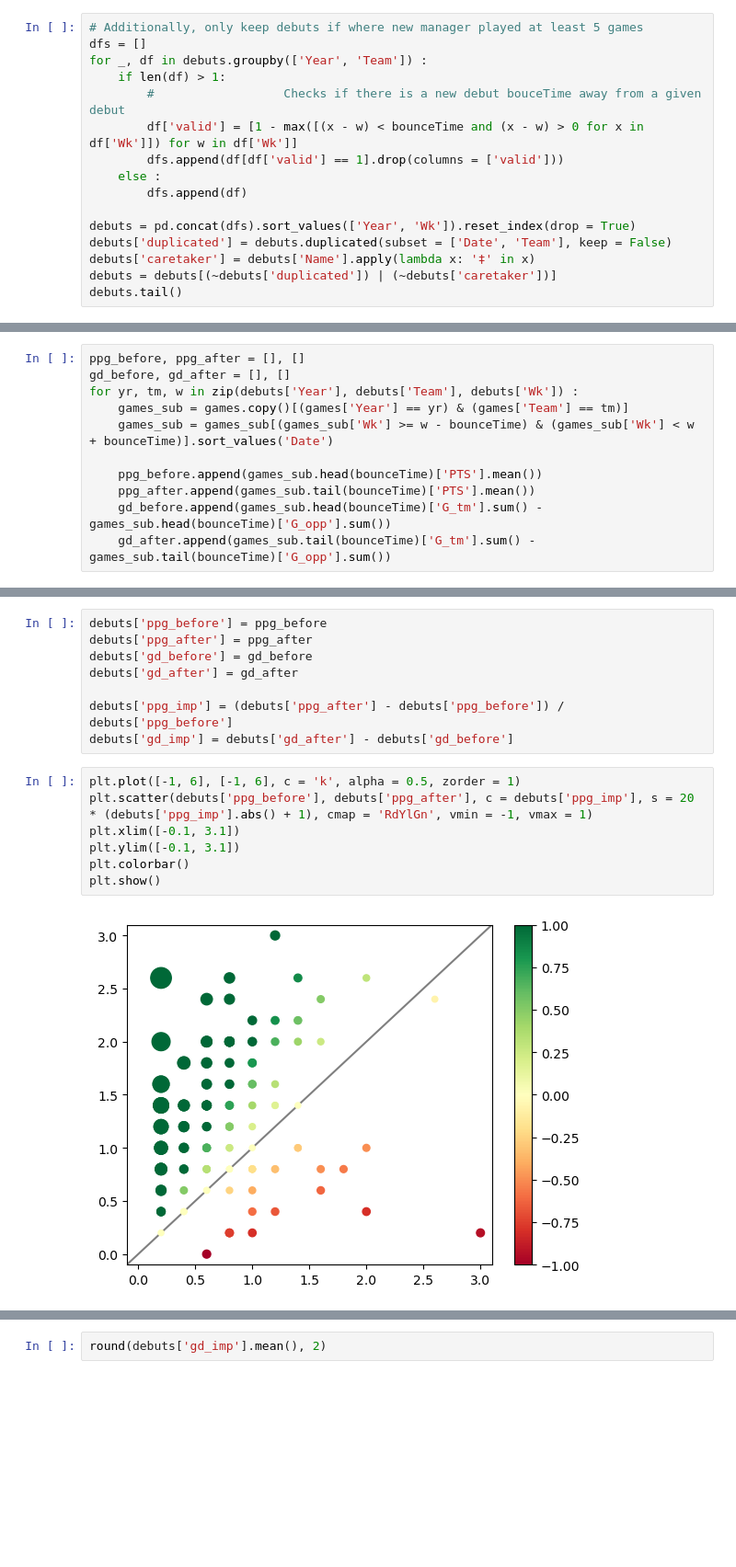
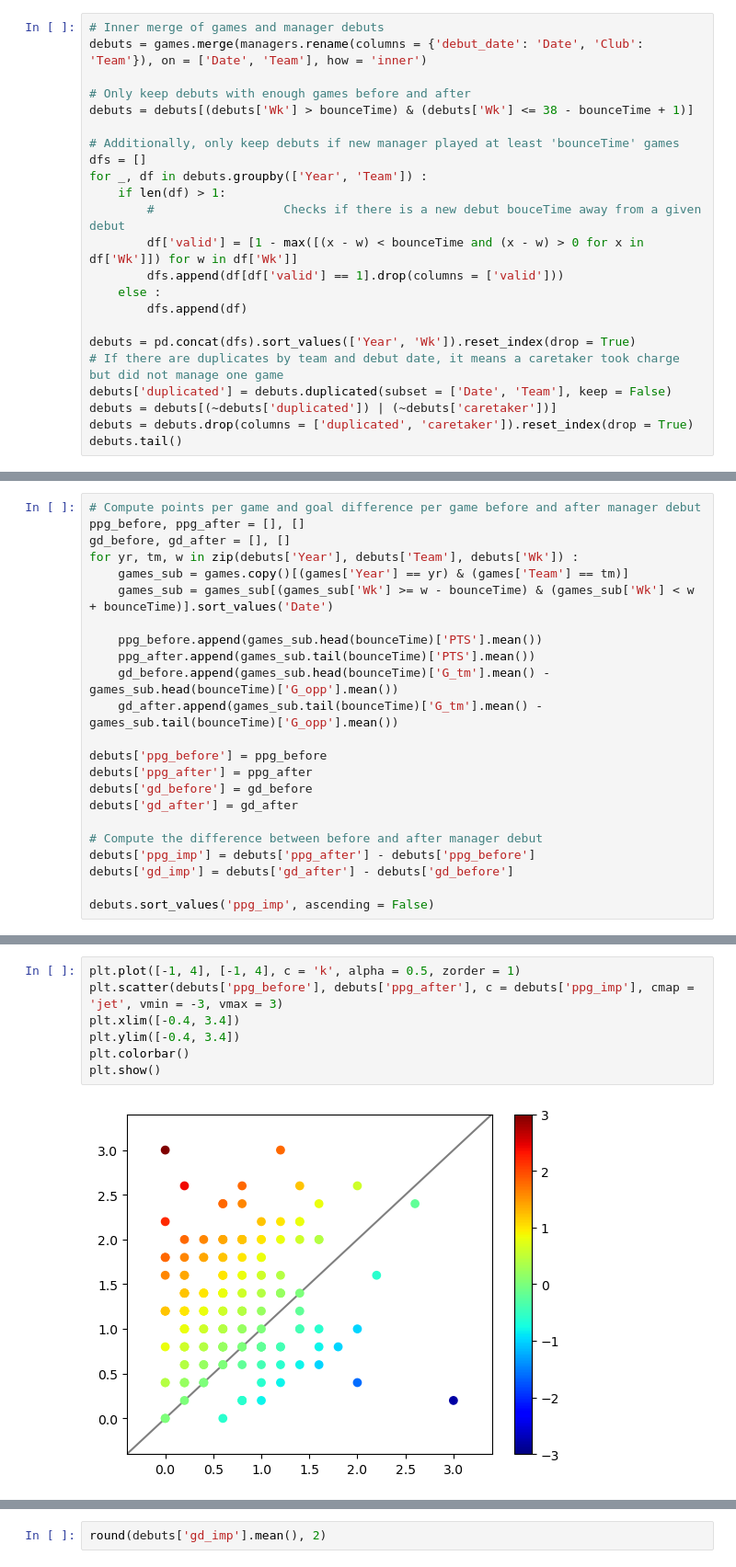
Before and after one commit to martinbog19/home-advantage, a Jupyter notebook: managerBounce.ipynb, the cells around one changed output, grey strips where cells are left out. Shown at 92% size. Drawn from its saved outputs; the diff is of its cells as text; blank space fills up the shorter version.

```diff
--- a/managerBounce.ipynb
+++ b/managerBounce.ipynb
@@ -78,5 +106,11 @@ debuts = debuts[(debuts['Wk'] > bounceTime) & (debuts['Wk'] <= 38 - bounceTime +
 # %%
-# Additionally, only keep debuts if where new manager played at least 5 games
+# Inner merge of games and manager debuts
+debuts = games.merge(managers.rename(columns = {'debut_date': 'Date', 'Club': 'Team'}), on = ['Date', 'Team'], how = 'inner')
+
+# Only keep debuts with enough games before and after
+debuts = debuts[(debuts['Wk'] > bounceTime) & (debuts['Wk'] <= 38 - bounceTime + 1)]
+
+# Additionally, only keep debuts if new manager played at least 'bounceTime' games
 dfs = []
 for _, df in debuts.groupby(['Year', 'Team']) :
     if len(df) > 1:
@@ -87,9 +121,10 @@ for _, df in debuts.groupby(['Year', 'Team']) :
         dfs.append(df)
 
 debuts = pd.concat(dfs).sort_values(['Year', 'Wk']).reset_index(drop = True)
+# If there are duplicates by team and debut date, it means a caretaker took charge but did not manage one game
 debuts['duplicated'] = debuts.duplicated(subset = ['Date', 'Team'], keep = False)
-debuts['caretaker'] = debuts['Name'].apply(lambda x: '‡' in x)
 debuts = debuts[(~debuts['duplicated']) | (~debuts['caretaker'])]
+debuts = debuts.drop(columns = ['duplicated', 'caretaker']).reset_index(drop = True)
 debuts.tail()
 # %% [output]
 |  | Year | Date | Team | Opponent | G_tm | G_opp | Win | Draw | Loss | Home | PTS | ... |
@@ -101,4 +138,5 @@ debuts.tail()
 # %%
+# Compute points per game and goal difference per game before and after manager debut
 ppg_before, ppg_after = [], []
 gd_before, gd_after = [], []
 for yr, tm, w in zip(debuts['Year'], debuts['Team'], debuts['Wk']) :
@@ -107,5 +145,16 @@ for yr, tm, w in zip(debuts['Year'], debuts['Team'], debuts['Wk']) :
 
     ppg_before.append(games_sub.head(bounceTime)['PTS'].mean())
     ppg_after.append(games_sub.tail(bounceTime)['PTS'].mean())
-    gd_before.append(games_sub.head(bounceTime)['G_tm'].sum() - games_sub.head(bounceTime)['G_opp'].sum())
-    gd_after.append(games_sub.tail(bounceTime)['G_tm'].sum() - games_sub.tail(bounceTime)['G_opp'].sum())
+    gd_before.append(games_sub.head(bounceTime)['G_tm'].mean() - games_sub.head(bounceTime)['G_opp'].mean())
+    gd_after.append(games_sub.tail(bounceTime)['G_tm'].mean() - games_sub.tail(bounceTime)['G_opp'].mean())
+
+debuts['ppg_before'] = ppg_before
+debuts['ppg_after'] = ppg_after
+debuts['gd_before'] = gd_before
+debuts['gd_after'] = gd_after
+
+# Compute the difference between before and after manager debut
+debuts['ppg_imp'] = debuts['ppg_after'] - debuts['ppg_before']
+debuts['gd_imp'] = debuts['gd_after'] - debuts['gd_before']
+
+debuts.sort_values('ppg_imp', ascending = False)
@@ -112,17 +175,9 @@ for yr, tm, w in zip(debuts['Year'], debuts['Team'], debuts['Wk']) :
-# %%
-debuts['ppg_before'] = ppg_before
-debuts['ppg_after'] = ppg_after
-debuts['gd_before'] = gd_before
-debuts['gd_after'] = gd_after
-
-debuts['ppg_imp'] = (debuts['ppg_after'] - debuts['ppg_before']) / debuts['ppg_before']
-debuts['gd_imp'] = debuts['gd_after'] - debuts['gd_before']
 # %%
-plt.plot([-1, 6], [-1, 6], c = 'k', alpha = 0.5, zorder = 1)
-plt.scatter(debuts['ppg_before'], debuts['ppg_after'], c = debuts['ppg_imp'], s = 20 * (debuts['ppg_imp'].abs() + 1), cmap = 'RdYlGn', vmin = -1, vmax = 1)
-plt.xlim([-0.1, 3.1])
-plt.ylim([-0.1, 3.1])
+plt.plot([-1, 4], [-1, 4], c = 'k', alpha = 0.5, zorder = 1)
+plt.scatter(debuts['ppg_before'], debuts['ppg_after'], c = debuts['ppg_imp'], cmap = 'jet', vmin = -3, vmax = 3)
+plt.xlim([-0.4, 3.4])
+plt.ylim([-0.4, 3.4])
 plt.colorbar()
 plt.show()
 # %% [output]
-[figure, old version]
+[figure, new version]
```
Also changed, not shown: parts of 29 cells of this notebook, 4 other files.
